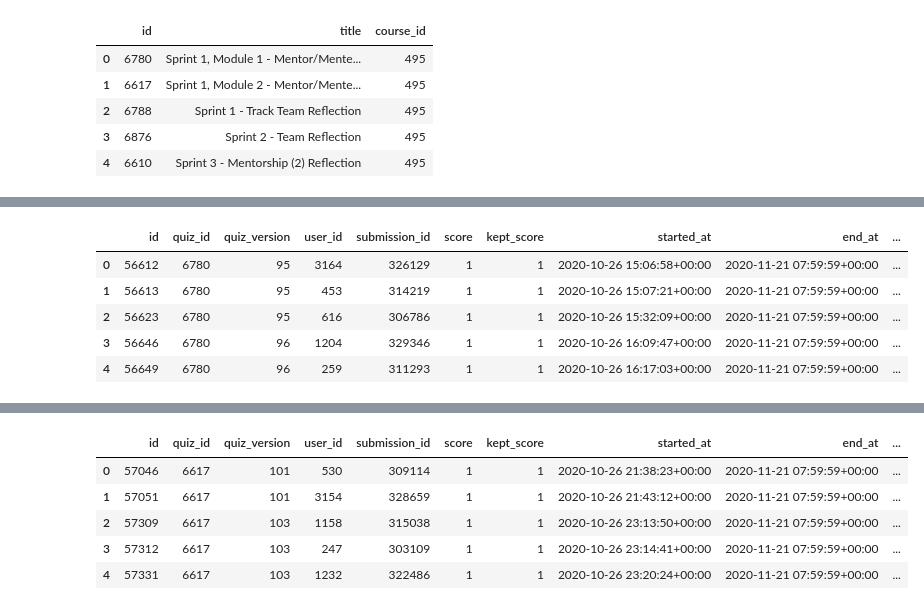
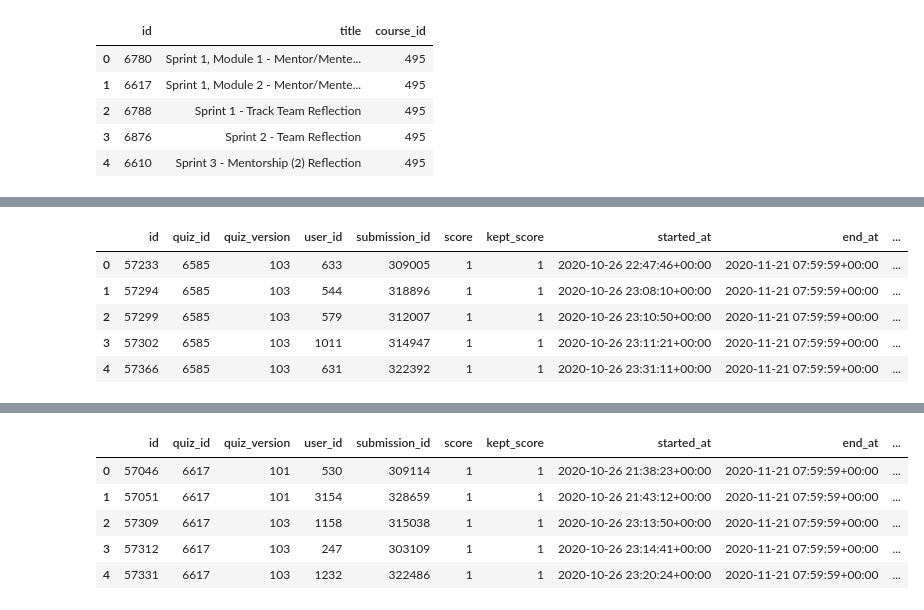
Before and after one commit to GwenStacey/Canvas-Data, a Jupyter notebook: canvas_data/m-m.ipynb, the cells around one changed output, grey strips where cells are left out. Drawn from its saved outputs; the diff is of its cells as text; code cells hidden in the pictures.

```diff
--- a/canvas_data/m-m.ipynb
+++ b/canvas_data/m-m.ipynb
@@ -138,10 +150,10 @@ with open("submissions_495_6780.json", "w") as outfile:
 # %%
-subs_495_6780 = pd.read_json("submissions_495_6780.json")
-subs_495_6780.head()
+subs_6585_df = pd.read_json("submissions_6585.json")
+subs_6585_df.head()
 # %% [output]
 |  | id | quiz_id | quiz_version | user_id | submission_id | score | kept_score | started_at | end_at | ... |
-| 0 | 56612 | 6780 | 95 | 3164 | 326129 | 1 | 1 | 2020-10-26 15:06:58+00:00 | 2020-11-21 07:59:59+00:00 | ... |
-| 1 | 56613 | 6780 | 95 | 453 | 314219 | 1 | 1 | 2020-10-26 15:07:21+00:00 | 2020-11-21 07:59:59+00:00 | ... |
-| 2 | 56623 | 6780 | 95 | 616 | 306786 | 1 | 1 | 2020-10-26 15:32:09+00:00 | 2020-11-21 07:59:59+00:00 | ... |
-| 3 | 56646 | 6780 | 96 | 1204 | 329346 | 1 | 1 | 2020-10-26 16:09:47+00:00 | 2020-11-21 07:59:59+00:00 | ... |
-| 4 | 56649 | 6780 | 96 | 259 | 311293 | 1 | 1 | 2020-10-26 16:17:03+00:00 | 2020-11-21 07:59:59+00:00 | ... |
+| 0 | 57233 | 6585 | 103 | 633 | 309005 | 1 | 1 | 2020-10-26 22:47:46+00:00 | 2020-11-21 07:59:59+00:00 | ... |
+| 1 | 57294 | 6585 | 103 | 544 | 318896 | 1 | 1 | 2020-10-26 23:08:10+00:00 | 2020-11-21 07:59:59+00:00 | ... |
+| 2 | 57299 | 6585 | 103 | 579 | 312007 | 1 | 1 | 2020-10-26 23:10:50+00:00 | 2020-11-21 07:59:59+00:00 | ... |
+| 3 | 57302 | 6585 | 103 | 1011 | 314947 | 1 | 1 | 2020-10-26 23:11:21+00:00 | 2020-11-21 07:59:59+00:00 | ... |
+| 4 | 57366 | 6585 | 103 | 631 | 322392 | 1 | 1 | 2020-10-26 23:31:11+00:00 | 2020-11-21 07:59:59+00:00 | ... |
```
Also changed, not shown: parts of 11 cells of this notebook.
